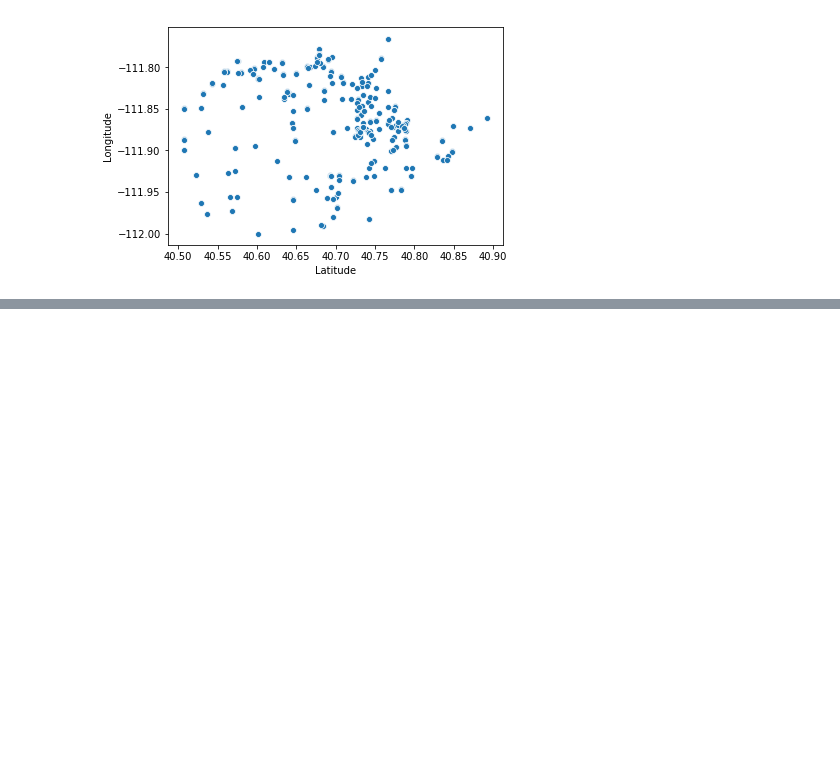
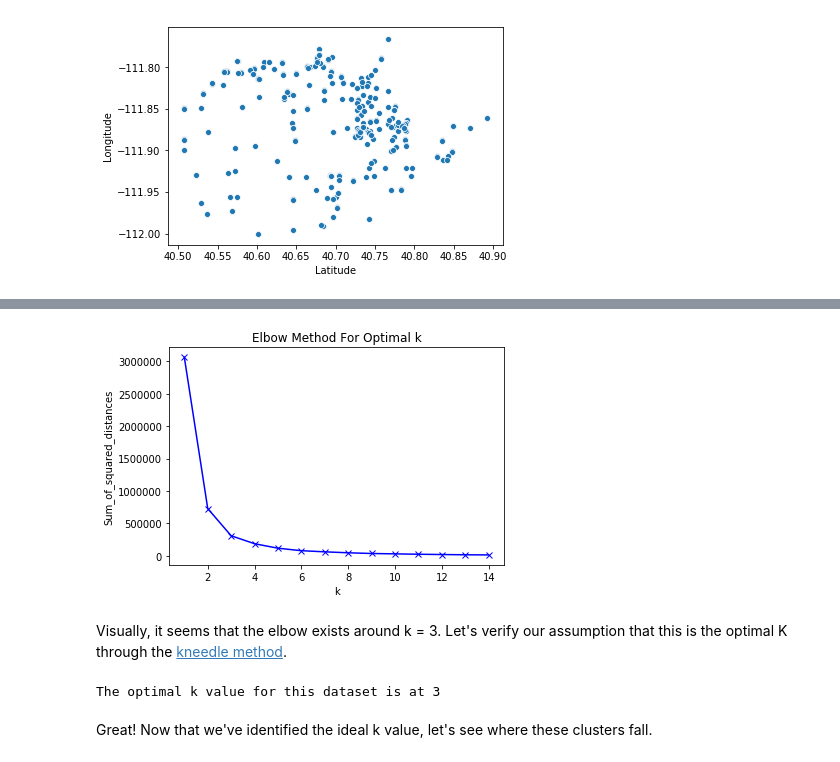
Before and after one commit to dwootton/Utah-Air-Explorers, a Jupyter notebook: UtahAirExplorersClustering.ipynb, the cells around one changed output, grey strips where cells are left out. Saved outputs shown, nothing was run; the diff lists cells and outputs as text; code cells hidden in the pictures; blank space fills up the shorter version.

```diff
--- a/UtahAirExplorersClustering.ipynb
+++ b/UtahAirExplorersClustering.ipynb
@@ -140,0 +142,30 @@ sns.scatterplot(x="Latitude", y="Longitude", data = salt_lake_sensors, hue = 'cl
+# %%
+Sum_of_squared_distances = []
+K = range(1,15)
+columns_to_cluster = ['Longitude','Latitude','Elevation']
+
+for k in K:
+    km = KMeans(n_clusters=k)
+    km = km.fit(salt_lake_sensors[columns_to_cluster])
+    Sum_of_squared_distances.append(km.inertia_)
+    labels = kmeans.labels_
+
+    #Put on the origional data
+    salt_lake_sensors['clusters'] = labels
+# %%
+plt.plot(K, Sum_of_squared_distances, 'bx-')
+plt.xlabel('k')
+plt.ylabel('Sum_of_squared_distances')
+plt.title('Elbow Method For Optimal k')
+plt.show()
+# %% [output]
+[figure, added]
+# %% [markdown]
+Visually, it seems that the elbow exists around k = 3. Let's verify our assumption that this is the optimal K through the [kneedle method](https://raghavan.usc.edu//papers/kneedle-simplex11.pdf).
+# %%
+kneedle = KneeLocator(K, Sum_of_squared_distances, S=1.0, curve='convex', direction='decreasing')
+print('The optimal k value for this dataset is at', round(kneedle.elbow))
+# %% [output]
+The optimal k value for this dataset is at 3
+# %% [markdown]
+Great! Now that we've identified the ideal k value, let's see where these clusters fall.
```
Also changed, not shown: parts of 8 cells of this notebook.
